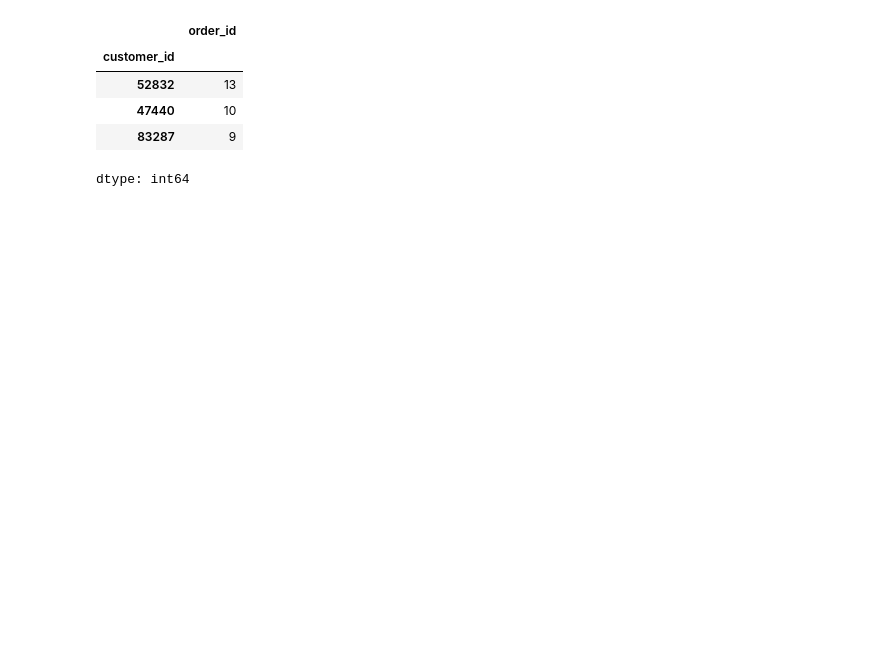
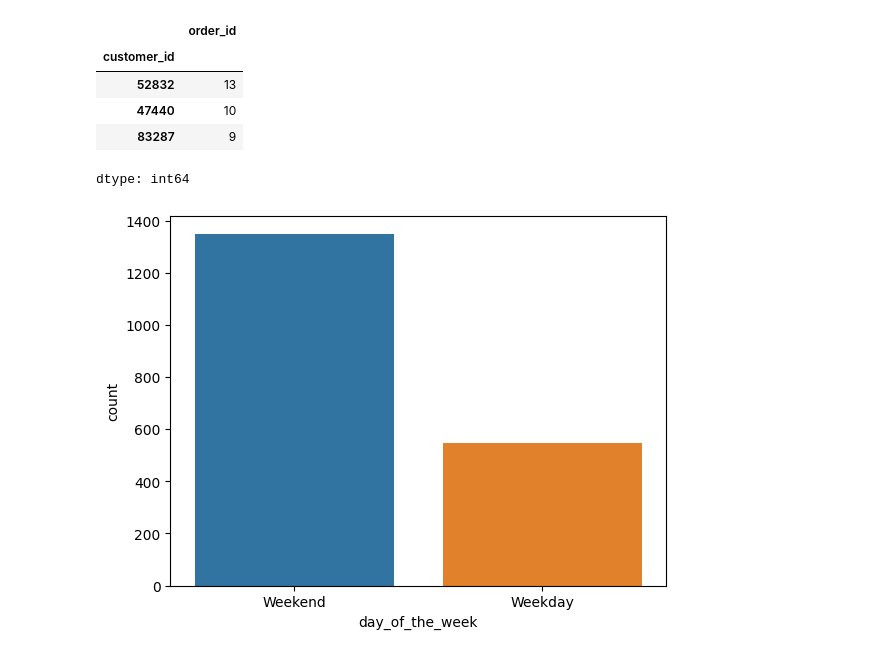
Before and after one commit to Mahal09/Python, a Jupyter notebook: Project_Week_1.ipynb, the cells around one changed output. Drawn from its saved outputs; the diff is of its cells as text; code cells hidden in the pictures; blank space fills up the shorter version.

```diff
--- a/Project_Week_1.ipynb
+++ b/Project_Week_1.ipynb
@@ -318,3 +308,14 @@ cust
 | 47440 | 10 |
 | 83287 | 9 |
 dtype: int64
+# %%
+#    Multivariate Analysis
+#Question 12: Perform a multivariate analysis to explore relationships between the important variables in the dataset.
+#(It is a good idea to explore relations between numerical variables
+ ## as well as relations between numerical and categorical variables) [10 marks]
+
+# Understanding the distribution on weekdays and weekends.
+sns.countplot(data=df,x='day_of_the_week',hue='day_of_the_week')
+plt.show()
+# %% [output]
+[figure, added]
```
Also changed, not shown: parts of 23 cells of this notebook.
